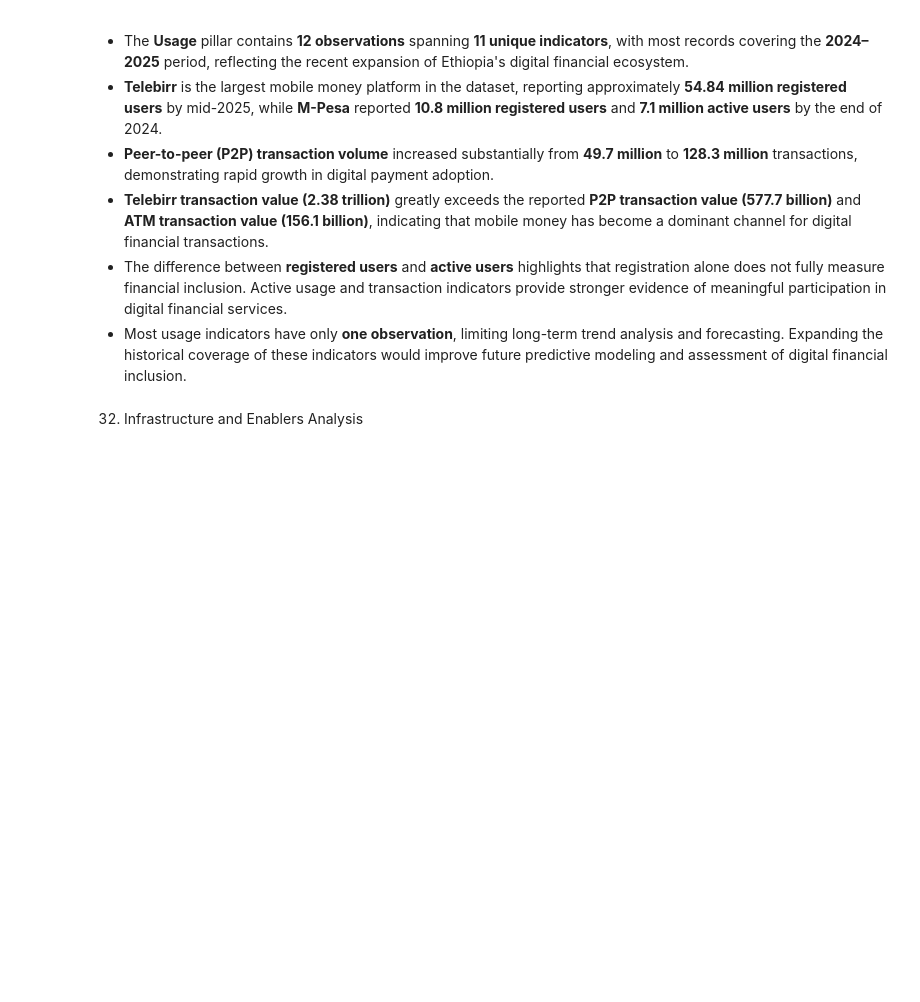
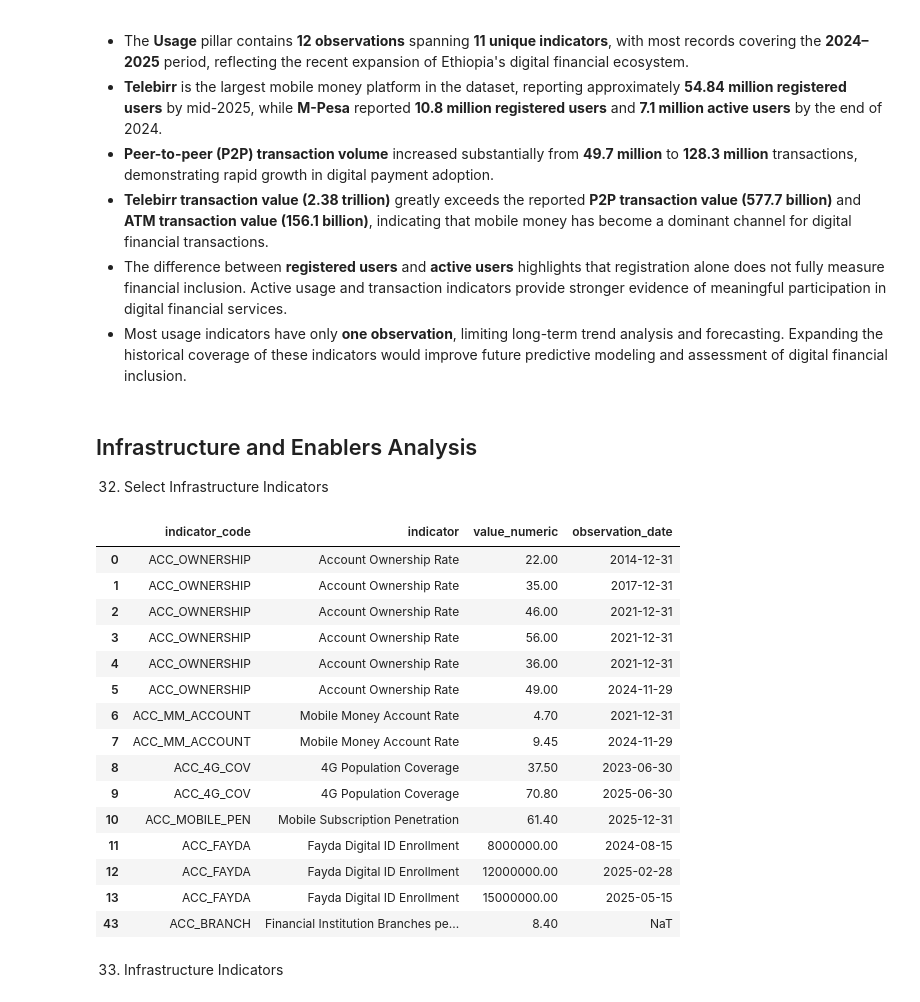
Before and after one commit to Lalisecf/ethiopia-fi-forecast-week11, a Jupyter notebook: notebooks/task_2_eda.ipynb, the cells around one changed output. Saved outputs shown, nothing was run; the diff lists cells and outputs as text; code cells hidden in the pictures; blank space fills up the shorter version.

```diff
--- a/notebooks/task_2_eda.ipynb
+++ b/notebooks/task_2_eda.ipynb
@@ -1383,4 +1383,37 @@ These findings emphasize that registration figures alone do not fully capture fi
 - The difference between **registered users** and **active users** highlights that registration alone does not fully measure financial inclusion. Active usage and transaction indicators provide stronger evidence of meaningful participation in digital financial services.
 - Most usage indicators have only **one observation**, limiting long-term trend analysis and forecasting. Expanding the historical coverage of these indicators would improve future predictive modeling and assessment of digital financial inclusion.
 # %% [markdown]
-32. Infrastructure and Enablers Analysis
+## Infrastructure and Enablers Analysis
+32. Select Infrastructure Indicators
+# %%
+infra = observations[
+    observations["pillar"] == "ACCESS"
+].copy()
+
+infra[
+    [
+        "indicator_code",
+        "indicator",
+        "value_numeric",
+        "observation_date"
+    ]
+]
+# %% [output]
+|  | indicator_code | indicator | value_numeric | observation_date |
+| 0 | ACC_OWNERSHIP | Account Ownership Rate | 22.00 | 2014-12-31 |
+| 1 | ACC_OWNERSHIP | Account Ownership Rate | 35.00 | 2017-12-31 |
+| 2 | ACC_OWNERSHIP | Account Ownership Rate | 46.00 | 2021-12-31 |
+| 3 | ACC_OWNERSHIP | Account Ownership Rate | 56.00 | 2021-12-31 |
+| 4 | ACC_OWNERSHIP | Account Ownership Rate | 36.00 | 2021-12-31 |
+| 5 | ACC_OWNERSHIP | Account Ownership Rate | 49.00 | 2024-11-29 |
+| 6 | ACC_MM_ACCOUNT | Mobile Money Account Rate | 4.70 | 2021-12-31 |
+| 7 | ACC_MM_ACCOUNT | Mobile Money Account Rate | 9.45 | 2024-11-29 |
+| 8 | ACC_4G_COV | 4G Population Coverage | 37.50 | 2023-06-30 |
+| 9 | ACC_4G_COV | 4G Population Coverage | 70.80 | 2025-06-30 |
+| 10 | ACC_MOBILE_PEN | Mobile Subscription Penetration | 61.40 | 2025-12-31 |
+| 11 | ACC_FAYDA | Fayda Digital ID Enrollment | 8000000.00 | 2024-08-15 |
+| 12 | ACC_FAYDA | Fayda Digital ID Enrollment | 12000000.00 | 2025-02-28 |
+| 13 | ACC_FAYDA | Fayda Digital ID Enrollment | 15000000.00 | 2025-05-15 |
+| 43 | ACC_BRANCH | Financial Institution Branches pe... | 8.40 | NaT |
+# %% [markdown]
+33. Infrastructure Indicators
```
Also changed, not shown: parts of 16 cells of this notebook.
